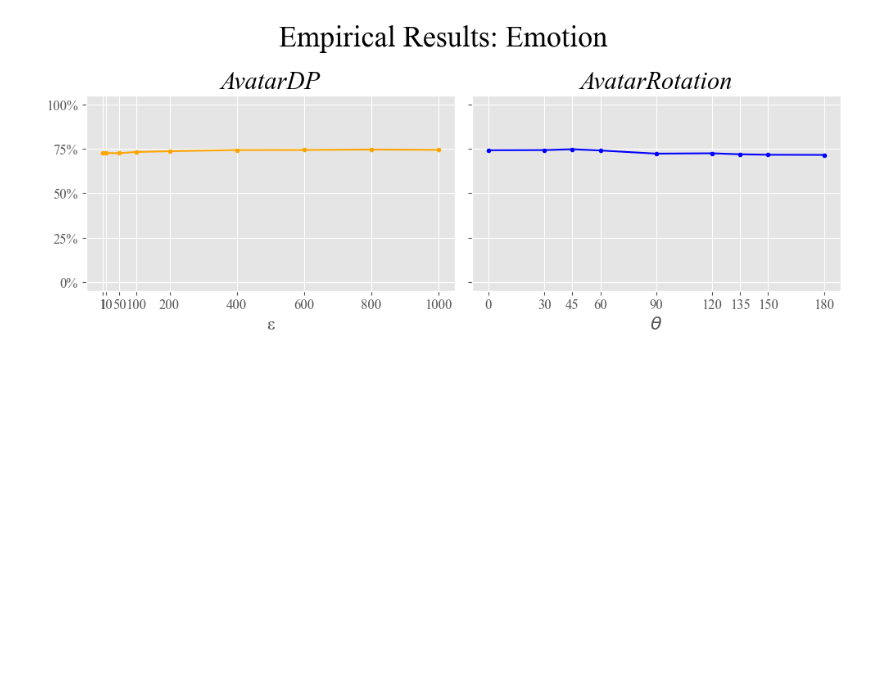
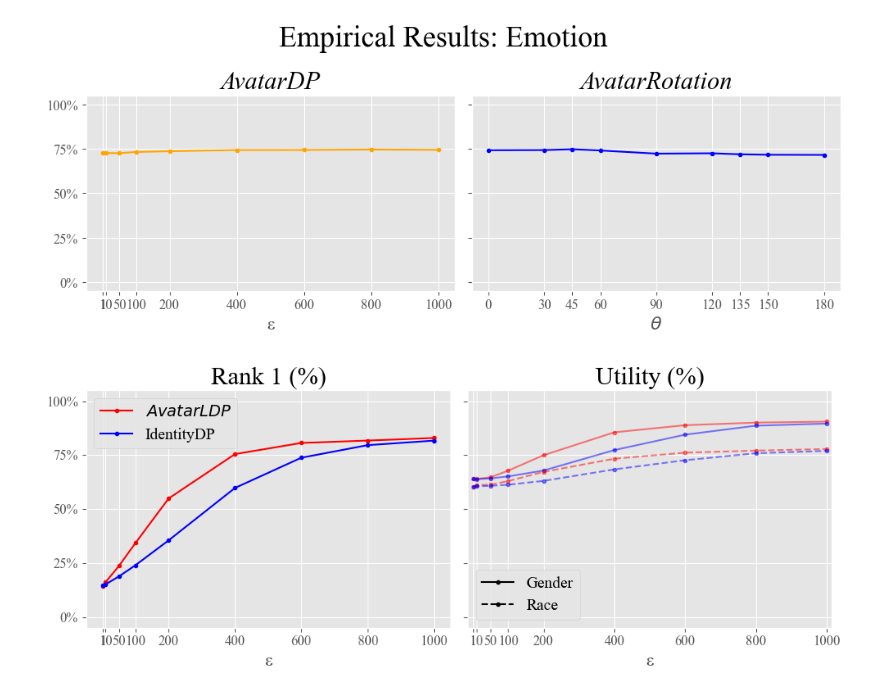
Before and after one commit to WahahaYes/FaceAnonEval, a Jupyter notebook: compare_results.ipynb, the cells around one changed output. Drawn from its saved outputs; the diff is of its cells as text; code cells hidden in the pictures; blank space fills up the shorter version.

```diff
--- a/compare_results.ipynb
+++ b/compare_results.ipynb
@@ -231,26 +297,27 @@ print(latex_table)
 # %%
 # Codec avatar table
 
-eps = r"$\varepsilon$"
-theta = r"$\theta$="
+eps = r"\epsmethod{} $\varepsilon$"
+theta = r"\thetamethod{} $\theta$="
 deg = r"$\degree$"
 
 sources = [
-    (r"\textbf{Rand. sampling}", "eps0"),
-    (f"{eps}=1", "eps1"),
-    (f"{eps}=10", "eps10"),
-    (f"{eps}=100", "eps100"),
-    (r"\textbf{Img. reconst.}", "eps-1"),
-    (f"{theta}45{deg}", "theta60"),
-    (f"{theta}90{deg}", "theta90"),
-    (f"{theta}135{deg}", "theta120"),
-    (f"{theta}180{deg}", "theta150"),
+    (r"\textbf{Uniform sampling}", "eps0", False),
+    (f"{eps}=1", "eps1", False),
+    (f"{eps}=10", "eps10", False),
+    (f"{eps}=50", "eps50", False),
+    (r"\textbf{Img. reconst.}", "eps-1", False),
+    (f"{theta}60{deg}", "theta60", False),
+    (f"{theta}90{deg}", "theta90", False),
+    (f"{theta}135{deg}", "theta120", False),
+    (f"{theta}150{deg}", "theta150", False),
+    ("PCA reconst.", "eps-1", True),
     # (f"{theta}180{deg}", "theta180"),
 ]
 
 records = []
 for s in sources:
-    records.append(generate_row_codec(s[0], s[1]))
+    records.append(generate_row_codec(s[0], s[1], s[2]))
 
 df = pd.DataFrame.from_records(records)
 latex_table = df.to_latex(
@@ -430,7 +517,7 @@ eps_list = [1, 10, 50, 100, 200, 400, 600, 800, 1000]
 
 fig, ax = plt.subplots(1, 2)
 
-ax[0].plot(eps_list, dtheta_priv, label=r"$\it{AvatarDP}$", c="r", marker=".")
+ax[0].plot(eps_list, dtheta_priv, label=r"$\it{AvatarLDP}$", c="r", marker=".")
 ax[0].plot(eps_list, idp_priv, label="IdentityDP", c="b", marker=".")
 
 # ax[0].plot(
@@ -460,33 +547,35 @@ ax[1].plot(eps_list, dtheta_gend, c="r", marker=".", alpha=0.5)
 ax[1].plot(eps_list, idp_gend, c="b", marker=".", alpha=0.5)
 
 ax[1].plot([np.nan], [np.nan], label="Race", c="k", marker=".", linestyle="dashed")
 ax[1].plot(eps_list, dtheta_race, c="r", marker=".", linestyle="dashed", alpha=0.5)
 ax[1].plot(eps_list, idp_race, c="b", marker=".", linestyle="dashed", alpha=0.5)
 
 ax[0].set_ylim([-0.05, 1.05])
 ax[0].set_yticks(
     [0, 0.25, 0.5, 0.75, 1], ["0%", "25%", "50%", "75%", "100%"], fontsize=12
 )
 # ax[0].set_xlim([-15, 1015])
 ax[0].set_xticks(eps_list, eps_list, fontsize=12)
 
 ax[1].set_ylim([-0.05, 1.05])
 ax[1].set_yticks(
     [0, 0.25, 0.5, 0.75, 1], [], fontsize=12
 )  # [0, 0.25, 0.5, 0.75, 1], ["0%", "25%", "50%", "75%", "100%"])
 ax[1].set_xlim([-15, 1015])
 ax[1].set_xticks(eps_list, eps_list, fontsize=12)
 
 ax[0].set_title("Rank 1 (%)", fontsize=22)
 ax[0].set_xlabel("ε", fontsize=16)
 ax[1].set_title("Utility (%)", fontsize=22)
 ax[1].set_xlabel("ε", fontsize=16)
 
 
 ax[0].legend(fontsize=14)
 ax[1].legend(fontsize=14)
 plt.tight_layout()
 plt.show()
+# %% [output]
+[figure, added]
 # %%
 import scipy.stats as stats
 
```
Also changed, not shown: parts of 10 cells of this notebook, 14 other files.
